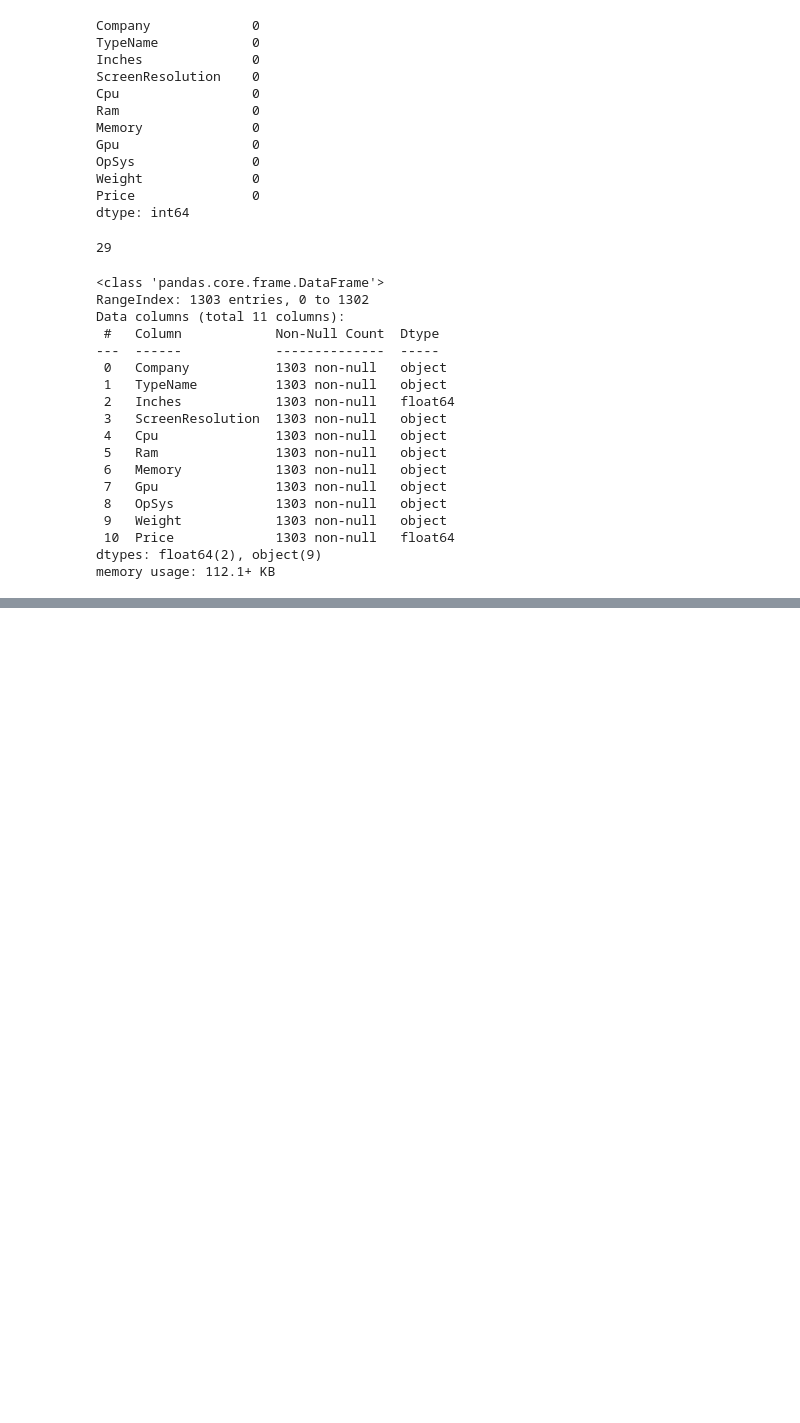
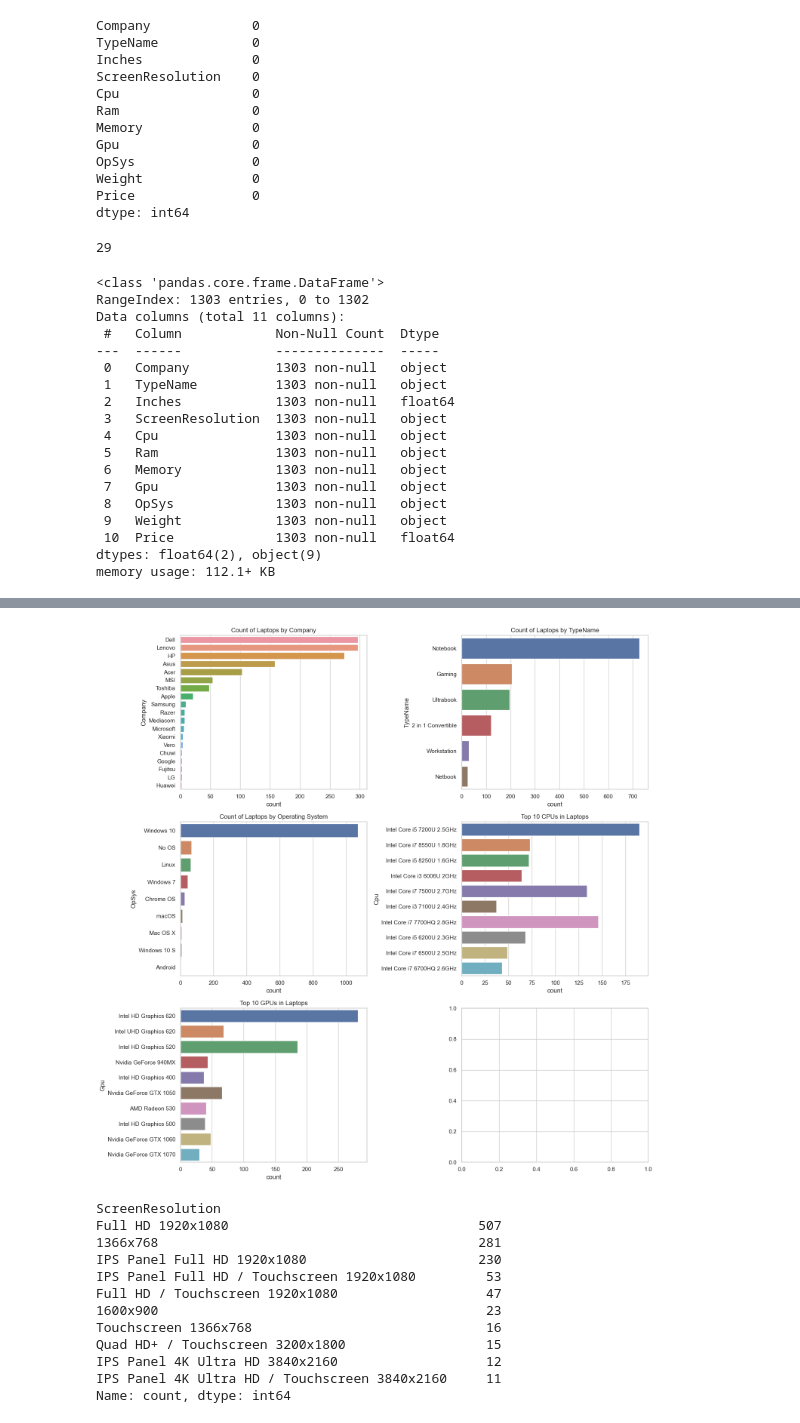
Before and after one commit to HENGSOPHANHA/Laptop_Price_Predictor, a Jupyter notebook: Laptop_Price_Predictor.ipynb, the cells around one changed output, grey strips where cells are left out. Cells and saved outputs as stored; diff of their text form; code cells hidden in the pictures; blank space fills up the shorter version.

```diff
--- a/Laptop_Price_Predictor.ipynb
+++ b/Laptop_Price_Predictor.ipynb
@@ -1625,0 +145,49 @@ df
+# %%
+import pandas as pd
+import matplotlib.pyplot as plt
+import seaborn as sns
+
+# Setting up the figure for multiple plots
+fig, axes = plt.subplots(nrows=3, ncols=2, figsize=(15, 15))
+
+# Plotting count distribution of categorical variables
+sns.countplot(y='Company', data=laptop_data, order = laptop_data['Company'].value_counts().index, ax=axes[0, 0])
+axes[0, 0].set_title('Count of Laptops by Company')
+
+sns.countplot(y='TypeName', data=laptop_data, order = laptop_data['TypeName'].value_counts().index, ax=axes[0, 1])
+axes[0, 1].set_title('Count of Laptops by TypeName')
+
+sns.countplot(y='OpSys', data=laptop_data, order = laptop_data['OpSys'].value_counts().index, ax=axes[1, 0])
+axes[1, 0].set_title('Count of Laptops by Operating System')
+
+# Due to a large number of unique values, we'll limit the CPU and GPU plots to the top 10
+top_cpus = laptop_data['Cpu'].value_counts().index[:10]
+sns.countplot(y='Cpu', data=laptop_data[laptop_data['Cpu'].isin(top_cpus)], ax=axes[1, 1])
+axes[1, 1].set_title('Top 10 CPUs in Laptops')
+
+top_gpus = laptop_data['Gpu'].value_counts().index[:10]
+sns.countplot(y='Gpu', data=laptop_data[laptop_data['Gpu'].isin(top_gpus)], ax=axes[2, 0])
+axes[2, 0].set_title('Top 10 GPUs in Laptops')
+
+# Adjust layout
+plt.tight_layout()
+plt.show()
+
+# Due to the complexity and variety in ScreenResolution, we'll need a different approach to analyze it effectively.
+# Let's display the top 10 most common screen resolutions.
+top_screen_resolutions = laptop_data['ScreenResolution'].value_counts().head(10)
+top_screen_resolutions
+# %% [output]
+[figure, added]
+ScreenResolution
+Full HD 1920x1080                                507
+1366x768                                         281
+IPS Panel Full HD 1920x1080                      230
+IPS Panel Full HD / Touchscreen 1920x1080         53
+Full HD / Touchscreen 1920x1080                   47
+1600x900                                          23
+Touchscreen 1366x768                              16
+Quad HD+ / Touchscreen 3200x1800                  15
+IPS Panel 4K Ultra HD 3840x2160                   12
+IPS Panel 4K Ultra HD / Touchscreen 3840x2160     11
+Name: count, dtype: int64
```
Also changed, not shown: parts of 210 cells of this notebook, 6 other files.
